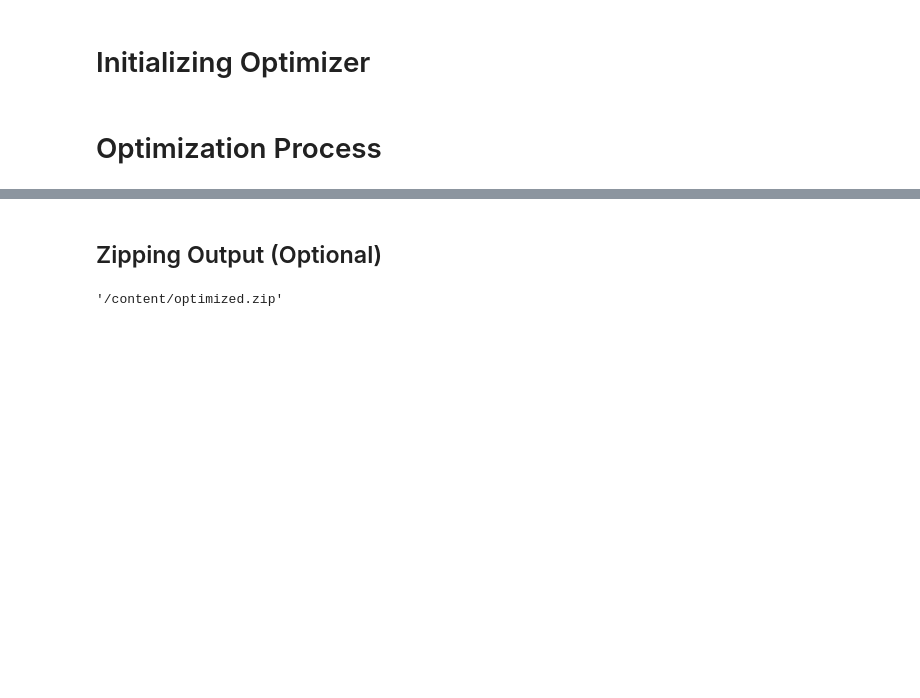
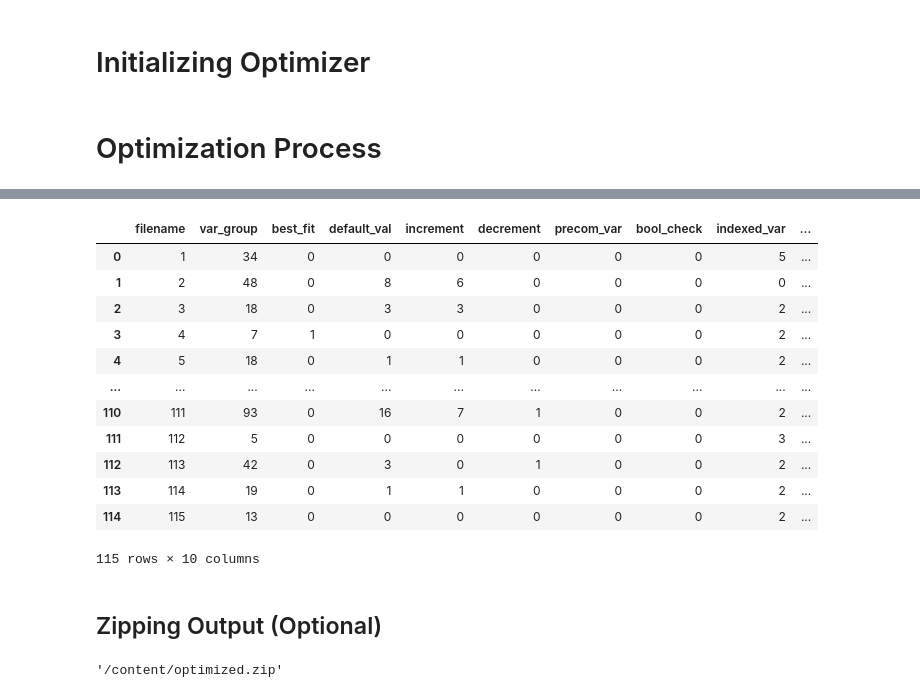
Before and after one commit to AlfredPros/solidity-optimizer, a Jupyter notebook: benchmarking_new.ipynb, the cells around one changed output, grey strips where cells are left out. Drawn from its saved outputs; the diff is of its cells as text; code cells hidden in the pictures; blank space fills up the shorter version.

Commit message:
Post-test Fixes
- Changed optimization behavior to be more fault-tolerant
- Tidy up old code
- Added code for evaluation

```diff
--- a/benchmarking_new.ipynb
+++ b/benchmarking_new.ipynb
@@ -12,11 +12,11 @@ VARIABLE_PACKING_BEST_FIT = True  # Variable Packing variable needs to be turned
 DEFAULT_VALUE = True
 INCREMENT_OPERATOR = True
 DECREMENT_OPERATOR = True
-PRECOMPUTE_VARIABLE_VALUE = True  # Unreference variables and precompute them if not used for increment/decrement or functions.
 BOOLEAN_IF_CHECK = True
-INDEX_EVENT_VARIABLE = True
+INDEX_EVENT_VARIABLE = True  # Index event variable except bytes and string
 
 ### Miscellaneous Options (May increase gas cost if set to True)
+PRECOMPUTE_VARIABLE_VALUE = False  # Unreference variables and precompute them if not used for increment/decrement or functions.
 PRECOMPUTE_VALUE = False  # Lazy check on every " = " and see if it can be evaluated with Python. Address is ignored.
 INDEX_EVENT_STRING_BYTES = False  # Allow string and bytes variable to be available for indexing. (increases 12 gas from test SC)
 # %%
@@ -58,7 +70,7 @@ file_contents["test"] =  f.read()
 f.close()
 # %%
 # For optimizing smart contract without using file directory
-if file_contents == None or len(file_contents) == 0:
+if file_contents is None or len(file_contents) == 0:
   file_contents = {}
   file_contents["1"] = """
   // SPDX-License-Identifier: GPL-3.0
@@ -172,6 +184,9 @@ if file_contents == None or len(file_contents) == 0:
       if (false == false == false == false == false) {}
       if (false == false == false == false == false == false) {}
 
+      approve(num++);
+      approve(asd, num++);
+
     }
 
     function approve(address _wallet) public onlyOwner {
@@ -255,18 +268,18 @@ def bestFit(processSize):
       # Reduce available memory in this block.
       blockSize[bestIdx] -= formattedProcessSize[i]["size"]
 
-  print("blockSize:", blockSize)
-  print("processSize:", processSize)
-  print("allocation:", allocation)
+  #print("blockSize:", blockSize)
+  #print("processSize:", processSize)
+  #print("allocation:", allocation)
 
   # For checking if best fit occured
   alloc_list = []
   for i in allocation:
     alloc_list += allocation[i]
 
-  print(formattedProcessSize)
-  print(alloc_list)
-  print("is", formattedProcessSize != alloc_list)
+  #print(formattedProcessSize)
+  #print(alloc_list)
+  #print("is", formattedProcessSize != alloc_list)
 
   return allocation, (formattedProcessSize != alloc_list)
 
@@ -281,6 +294,9 @@ def add_variable_island(byte_size, dict_line):
   for i in ignore_case:
     if re.search(tags[i], dict_line["value"]) != None:
       return
+  # Ignore if value contains coma
+  if "," in dict_line["value"]:
+    return
 
   # Start new island if not close to an island
   if last_index_var+1 < dict_line["index"]:
@@ -324,11 +340,11 @@ tags = {0: "{",
         103: " constructor",
         104: " if( +)?\(",  # Then checks for inefficient boolean
         105: " event(.*?)\(",  # Then checks for indexed variables in event
-        201: "bool(.*?)( ?)=( ?)false",  # Default Values (bool)
-        202: "(u?)int(.*?)( ?)=( ?)0",  # Default Values (int)
-        203: "string(.*?)( ?)=( ?)(('')|(\"\"))",  # Default Values (string)
-        204: "address(.*?)( ?)=( ?)0x0000000000000000000000000000000000000000",  # Default Values (address)
-        205: "bytes(.*?)( ?)=( ?)((0(x(0+))?)|('')|(\"\"))",  # Default Values (bytes)
+        201: "bool(.*?)( ?)=( ?)false( +)?;",  # Default Values (bool)
+        202: "(u?)int(.*?)( ?)=( ?)0( +)?;",  # Default Values (int)
+        203: "string(.*?)( ?)=( ?)(('')|(\"\"))( +)?;",  # Default Values (string)
+        204: "address(.*?)( ?)=( ?)0x0000000000000000000000000000000000000000( +)?;",  # Default Values (address)
+        205: "bytes(.*?)( ?)=( ?)((0(x(0+))?)|('')|(\"\"))( +)?;",  # Default Values (bytes)
         301: " bool((\[([0-9]+)?\])+)? ",
         302: " int([0-9]+)?((\[([0-9]+)?\])+)? ",  # old: " int(.*?) "
         303: " uint([0-9]+)?((\[([0-9]+)?\])+)? ",
@@ -1030,6 +1077,29 @@ Total precomputed variable fix: 5
 Total boolean if check fix: 0
 Total indexed event variable fix: 2
 ===================================================
+# %%
+# Create DataFrame for evaluation
+df = pd.DataFrame(d)
+
+# Export to excel
+df.to_excel('log_eval.xlsx', index = False)
+
+# Print the DataFrame
+df
+# %% [output]
+|  | filename | var_group | best_fit | default_val | increment | decrement | precom_var | bool_check | indexed_var | ... |
+| 0 | 1 | 34 | 0 | 0 | 0 | 0 | 0 | 0 | 5 | ... |
+| 1 | 2 | 48 | 0 | 8 | 6 | 0 | 0 | 0 | 0 | ... |
+| 2 | 3 | 18 | 0 | 3 | 3 | 0 | 0 | 0 | 2 | ... |
+| 3 | 4 | 7 | 1 | 0 | 0 | 0 | 0 | 0 | 2 | ... |
+| 4 | 5 | 18 | 0 | 1 | 1 | 0 | 0 | 0 | 2 | ... |
+| ... | ... | ... | ... | ... | ... | ... | ... | ... | ... | ... |
+| 110 | 111 | 93 | 0 | 16 | 7 | 1 | 0 | 0 | 2 | ... |
+| 111 | 112 | 5 | 0 | 0 | 0 | 0 | 0 | 0 | 3 | ... |
+| 112 | 113 | 42 | 0 | 3 | 0 | 1 | 0 | 0 | 2 | ... |
+| 113 | 114 | 19 | 0 | 1 | 1 | 0 | 0 | 0 | 2 | ... |
+| 114 | 115 | 13 | 0 | 0 | 0 | 0 | 0 | 0 | 2 | ... |
+115 rows × 10 columns
 # %% [markdown]
 ## Zipping Output (Optional)
 # %%
```
Also changed, not shown: parts of 3 cells of this notebook.
